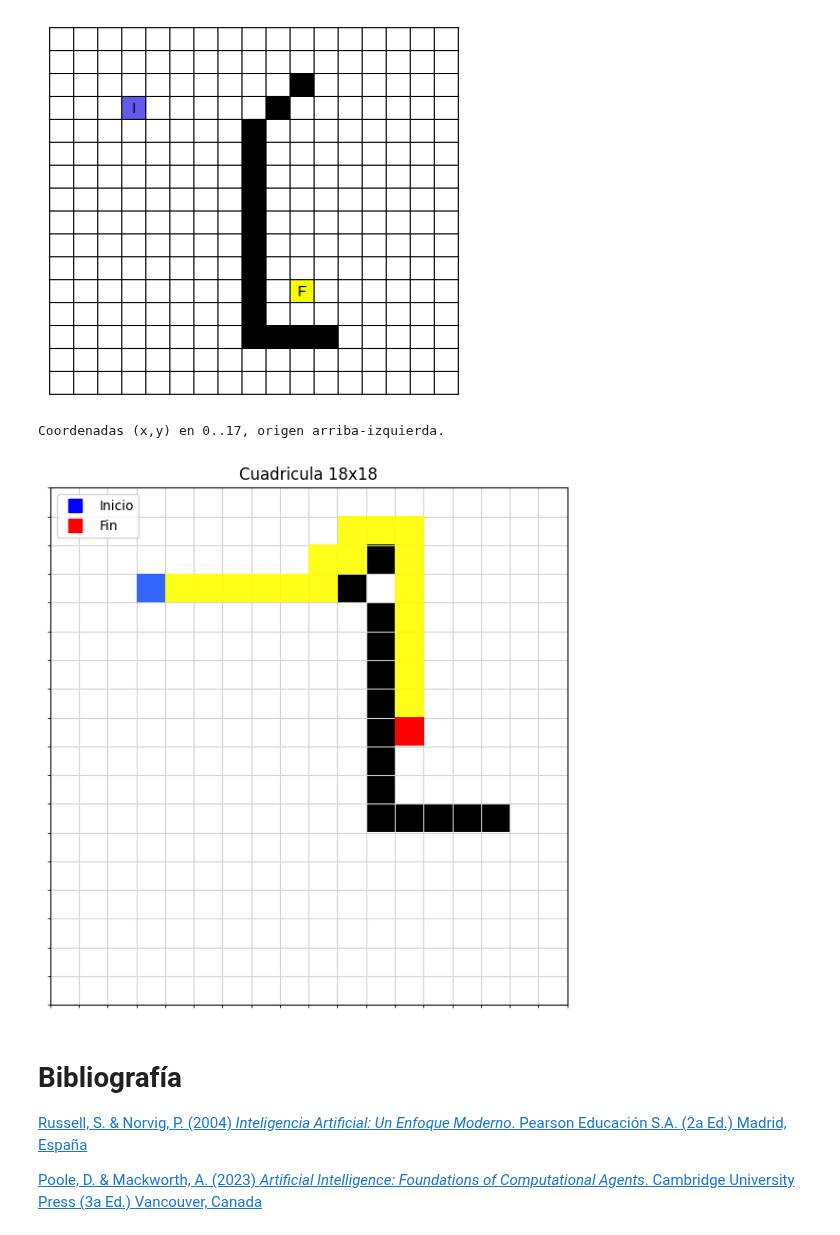
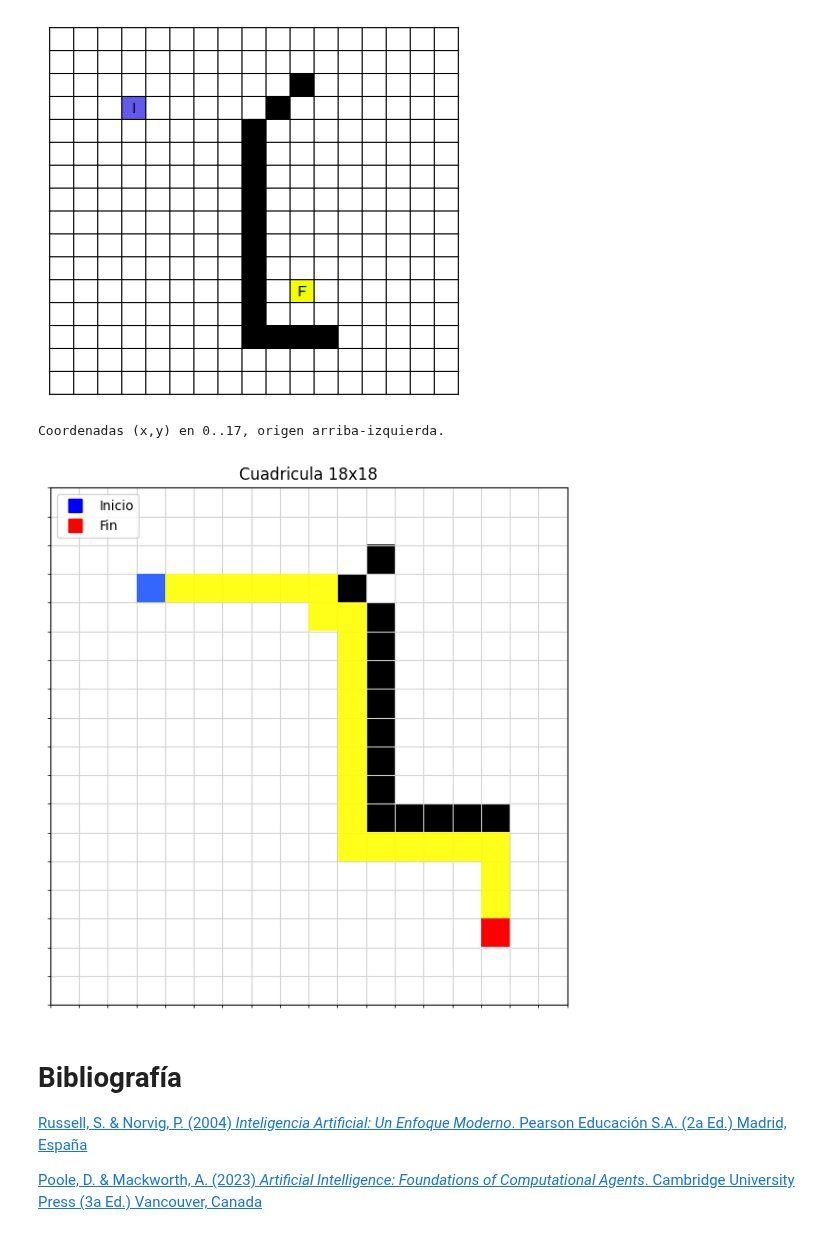
Before and after one commit to FrancoDujanoff/IA_Grupo4, a Jupyter notebook: TP2.ipynb, the cells around one changed output. Drawn from its saved outputs; the diff is of its cells as text; code cells hidden in the pictures.

```diff
--- a/TP2.ipynb
+++ b/TP2.ipynb
@@ -256,8 +256,8 @@ def pedir_y_marcar_inicio_fin(grilla, ax):
     print("\nCoordenadas (x,y) en 0..17, origen arriba-izquierda.")
     xi = 3
     yi = 3
-    xf = 12
-    yf = 8
+    xf = 15
+    yf = 15
 
     inicio = (yi, xi)
     fin = (yf, xf)
@@ -333,34 +333,34 @@ def main():
     ax.grid(which='minor', color='lightgray', linestyle='-', linewidth=0.8) #Activamos las lineas en esas marcas menores
 
     #Quitamos las marcas y numeros de los ojes
     ax.set_xticks([])
     ax.set_yticks([])
 
     #Titulo
     ax.set_title("Cuadricula 18x18")
 
     #Pedimos y marcamos inicio/fin
     inicio_rc, fin_rc = pedir_y_marcar_inicio_fin(grilla, ax)
 
     #Ajustamos los margenes para que no se corte nada
     plt.tight_layout()
 
     camino = astar(grilla, inicio_rc, fin_rc)
     if camino is None:
         print("No hay camino 🤷 (la pared bloquea la ruta entre inicio y fin).")
     else:
         camino_interno = [p for p in camino if p not in (inicio_rc, fin_rc)]
         dibujar_camino(ax, camino_interno, N=grilla.shape[0])
 
     #Mostramos la ventana con la cuadricula
     plt.show()
 
 #Punto de entrada
 if __name__ == "__main__":
     main()
 # %% [output]
 Coordenadas (x,y) en 0..17, origen arriba-izquierda.
-[figure, old version]
+[figure, new version]
 # %% [markdown]
 # Bibliografía
 
```
